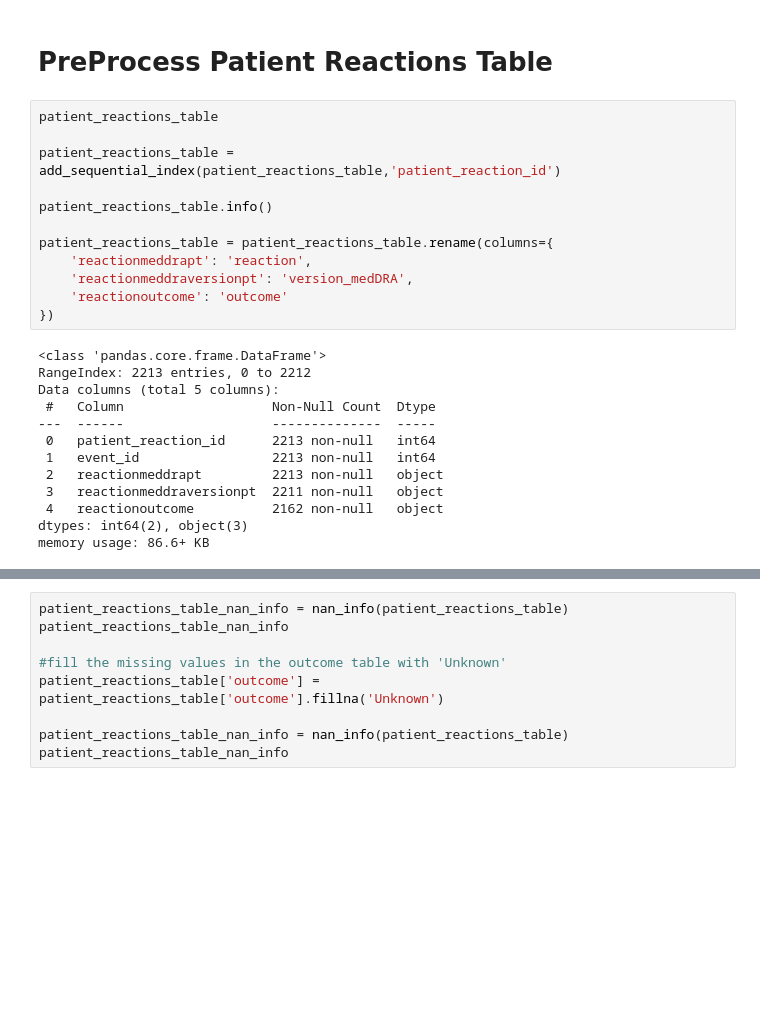
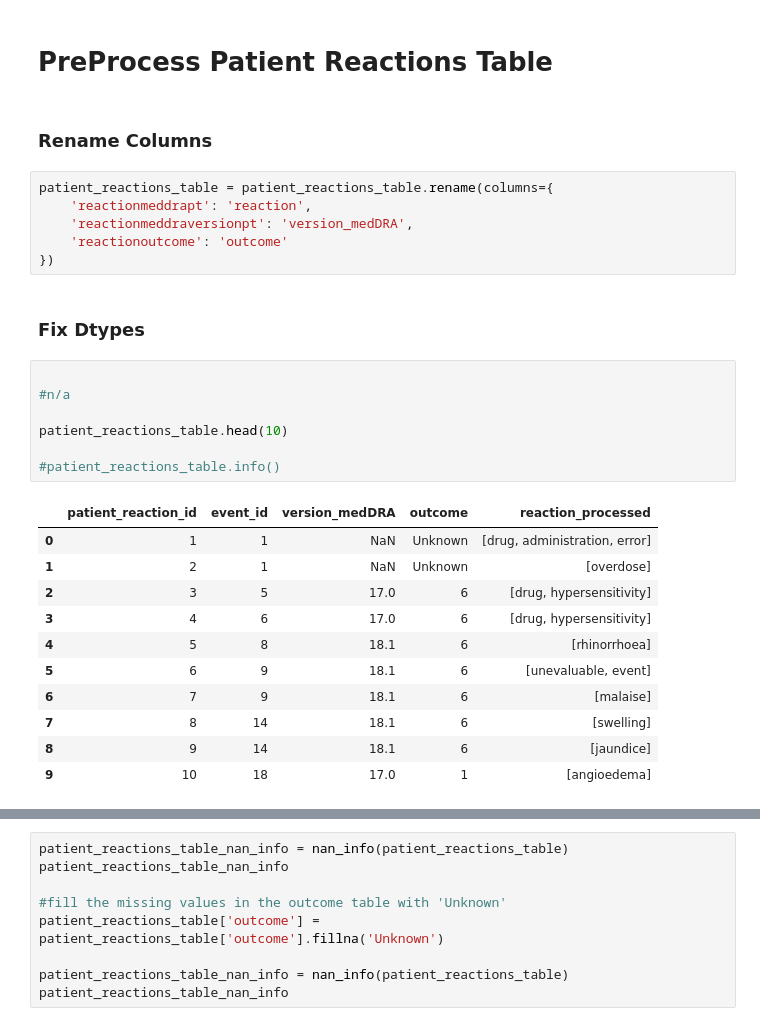
Before and after one commit to teamlunarlanding/Pharma-Drug-Surveillance, a Jupyter notebook: DataProcessing.ipynb, the cells around one changed output, grey strips where cells are left out. Cells and saved outputs as stored; diff of their text form; blank space fills up the shorter version.

```diff
--- a/DataProcessing.ipynb
+++ b/DataProcessing.ipynb
@@ -1130,28 +1095,32 @@ openfda.rxcui                         3.0  40.0  110.00  1461.0
 openfda.unii                          3.0  14.0   14.00   126.0
 # %% [markdown]
 # PreProcess Patient Reactions Table
+# %% [markdown]
+### Rename Columns
+# %%
+patient_reactions_table = patient_reactions_table.rename(columns={
+    'reactionmeddrapt': 'reaction',
+    'reactionmeddraversionpt': 'version_medDRA',
+    'reactionoutcome': 'outcome'
+})
+# %% [markdown]
+### Fix Dtypes
 # %%
-patient_reactions_table
 
-patient_reactions_table = add_sequential_index(patient_reactions_table,'patient_reaction_id')
+#n/a
 
-patient_reactions_table.info()
+patient_reactions_table.head(10)
 
-patient_reactions_table = patient_reactions_table.rename(columns={
-    'reactionmeddrapt': 'reaction',
-    'reactionmeddraversionpt': 'version_medDRA',
-    'reactionoutcome': 'outcome'
-})
+#patient_reactions_table.info()
 # %% [output]
-<class 'pandas.core.frame.DataFrame'>
-RangeIndex: 2213 entries, 0 to 2212
-Data columns (total 5 columns):
- #   Column                   Non-Null Count  Dtype
----  ------                   --------------  -----
- 0   patient_reaction_id      2213 non-null   int64
- 1   event_id                 2213 non-null   int64
- 2   reactionmeddrapt         2213 non-null   object
- 3   reactionmeddraversionpt  2211 non-null   object
- 4   reactionoutcome          2162 non-null   object
-dtypes: int64(2), object(3)
-memory usage: 86.6+ KB
+|  | patient_reaction_id | event_id | version_medDRA | outcome | reaction_processed |
+| 0 | 1 | 1 | NaN | Unknown | [drug, administration, error] |
+| 1 | 2 | 1 | NaN | Unknown | [overdose] |
+| 2 | 3 | 5 | 17.0 | 6 | [drug, hypersensitivity] |
+| 3 | 4 | 6 | 17.0 | 6 | [drug, hypersensitivity] |
+| 4 | 5 | 8 | 18.1 | 6 | [rhinorrhoea] |
+| 5 | 6 | 9 | 18.1 | 6 | [unevaluable, event] |
+| 6 | 7 | 9 | 18.1 | 6 | [malaise] |
+| 7 | 8 | 14 | 18.1 | 6 | [swelling] |
+| 8 | 9 | 14 | 18.1 | 6 | [jaundice] |
+| 9 | 10 | 18 | 17.0 | 1 | [angioedema] |
```
Also changed, not shown: parts of 49 cells of this notebook.
